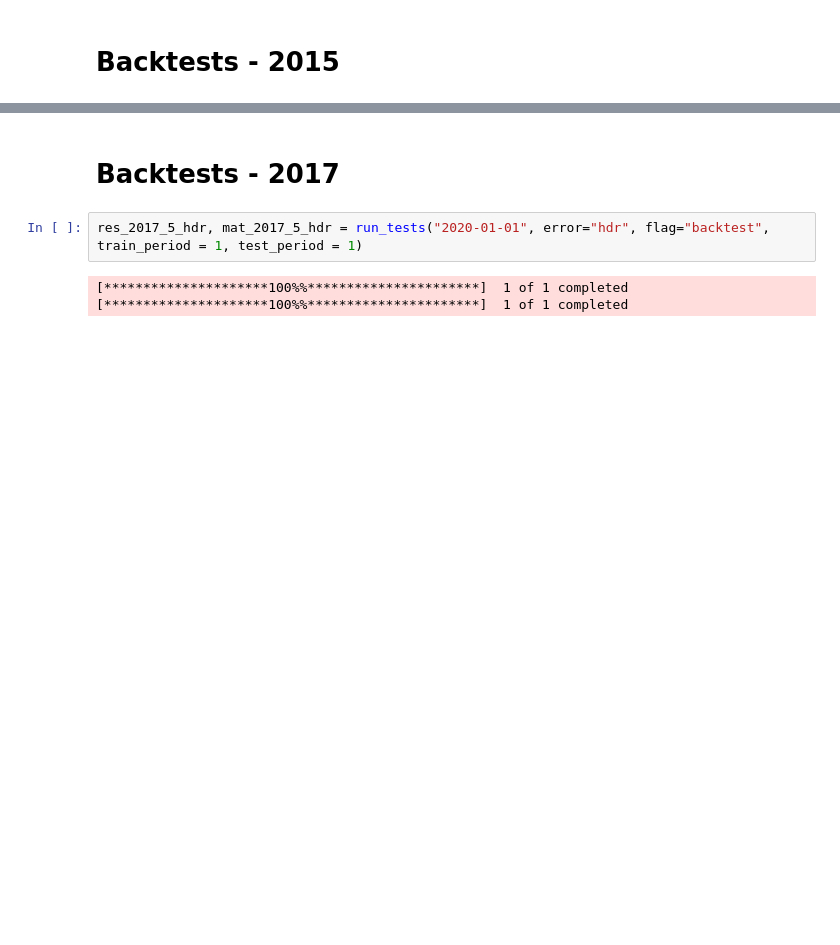
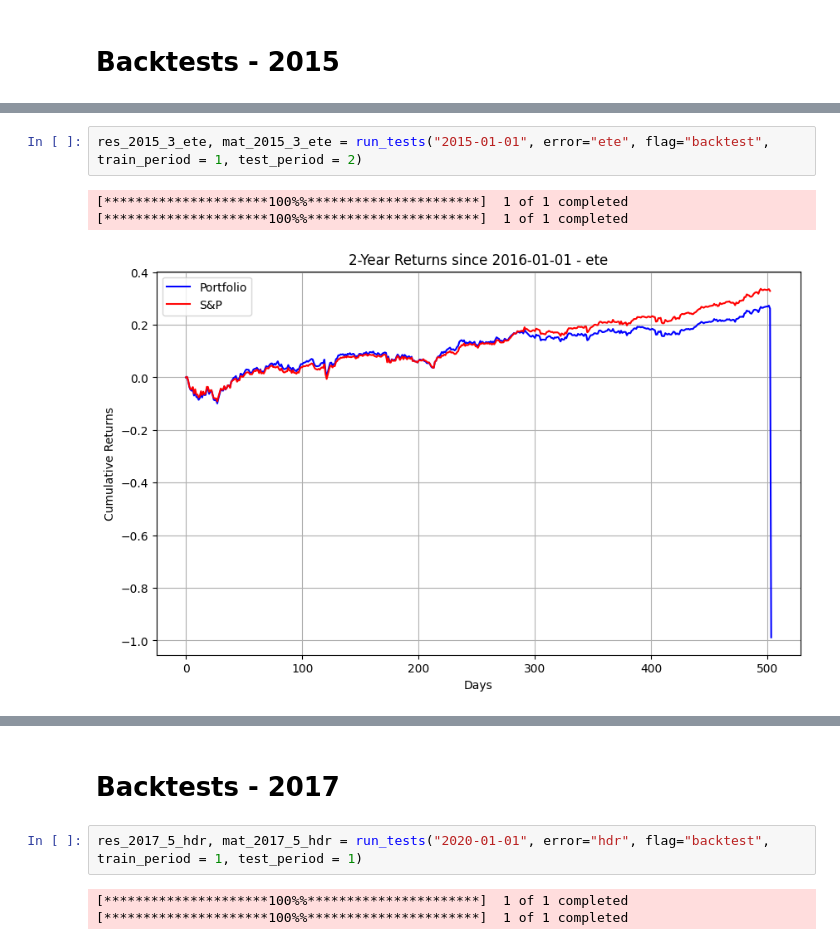
Before and after one commit to henrytang-dev/sparse-tracking-portfolio, a Jupyter notebook: sparse_index_tracking.ipynb, the cells around one changed output, grey strips where cells are left out. Drawn from its saved outputs; the diff is of its cells as text; blank space fills up the shorter version.

```diff
--- a/sparse_index_tracking.ipynb
+++ b/sparse_index_tracking.ipynb
@@ -717 +855,7 @@ Number of NaNs in the original matrix: 10793
+# %%
+res_2015_3_ete, mat_2015_3_ete = run_tests("2015-01-01", error="ete", flag="backtest", train_period = 1, test_period = 2)
+# %% [output]
+[*********************100%%**********************]  1 of 1 completed
+[*********************100%%**********************]  1 of 1 completed
+[figure, added]
 # %%
```
Also changed, not shown: parts of 25 cells of this notebook, 1 other file.
